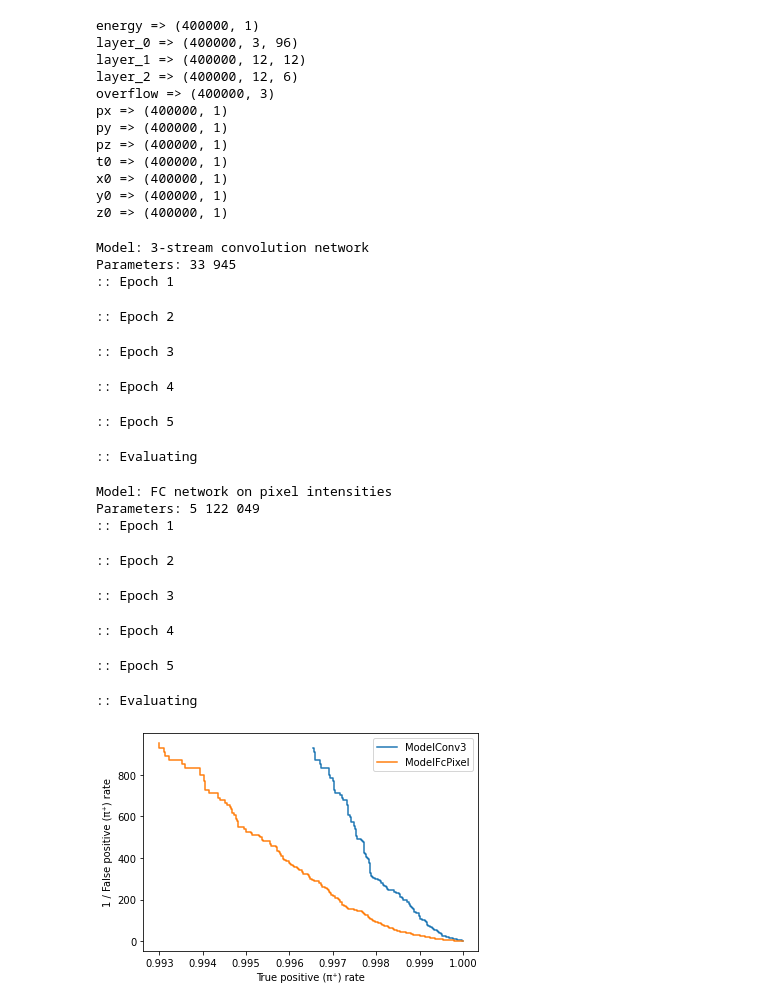
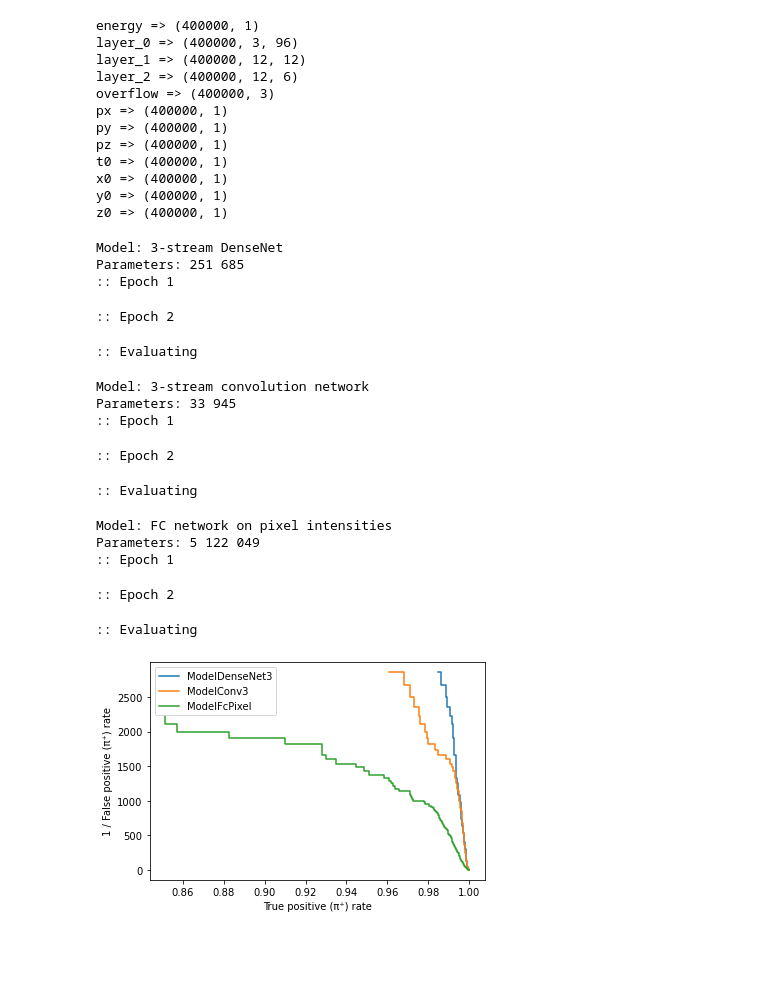
Before and after one commit to kodo-pp/shower-classification-paper, a Jupyter notebook: code.ipynb, the cells around one changed output. Cells and saved outputs as stored; diff of their text form; code cells hidden in the pictures; blank space fills up the shorter version.

Commit message:
Add DenseNet.

```diff
--- a/code.ipynb
+++ b/code.ipynb
@@ -275,6 +275,23 @@ def move_tensors_to(tensors, device):
         moved_tensors.append(flat_tensor.view(*shape))
         cumulative_size = new_cumulative_size
     return moved_tensors
+# %%
+class ConcatResidual(torch.nn.Module):
+    def __init__(self, inner: torch.nn.Module) -> None:
+        super().__init__()
+        self.inner = inner
+
+    def forward(self, x):
+
+        x_add = self.inner(x)
+        assert len(x_add.shape) == len(x.shape)
+
+        channel_axis = 1
+        for i in range(len(x.shape)):
+            if i != channel_axis and x_add.shape[i] != x.shape[i]:
+                raise Exception(f'Concat shape mismatch: {x_add.shape} vs {x.shape}')
+
+        return torch.cat([x, x_add], channel_axis)
 # %%
 # Reference: https://github.com/hep-lbdl/CaloGAN/blob/v1.0/models/architectures.py.
 # Paper: https://arxiv.org/abs/1712.10321.
@@ -468,10 +738,11 @@ def format_big_number(num: int) -> str:
     return f''.join(reversed(result))
 # %%
 models = [
+    ModelDenseNet3().to(dev),
     ModelConv3().to(dev),
     ModelFcPixel().to(dev),
 ]
-num_epochs = 5
+num_epochs = 2
 alt_label = 'piplus'
 
 results = {}
@@ -485,41 +756,40 @@ for model in models:
     )
     results[model.__class__.__name__] = (y, y_prob)
 # %% [output]
-Model: 3-stream convolution network
-Parameters: 33 945
+Model: 3-stream DenseNet
+Parameters: 251 685
 :: Epoch 1
 :: Epoch 2
-:: Epoch 3
+:: Evaluating
-:: Epoch 4
+Model: 3-stream convolution network
+Parameters: 33 945
+:: Epoch 1
-:: Epoch 5
+:: Epoch 2
 :: Evaluating
 Model: FC network on pixel intensities
 Parameters: 5 122 049
 :: Epoch 1
 :: Epoch 2
-:: Epoch 3
+:: Evaluating
-:: Epoch 4
-:: Epoch 5
-:: Evaluating
 # %%
-fpr_threshold = 1/1000
-tpr_threshold = 0.8
+fpr_threshold = 1/3000
+tpr_threshold = 0.85
 
 labels = []
 handles = []
 
 for name, (y, y_prob) in results.items():
     fpr, tpr, _ = sklearn.metrics.roc_curve(y, y_prob)
     mask = (fpr > fpr_threshold) & (tpr > tpr_threshold)
     handles += plt.plot(tpr[mask], 1/fpr[mask])
     labels.append(name)
 
 plt.xlabel('True positive (π⁺) rate')
 plt.ylabel('1 / False positive (π⁺) rate')
 plt.legend(handles=handles, labels=labels)
 plt.show()
 # %% [output]
-[figure, old version]
+[figure, new version]
 # %%
 for name, (y, y_prob) in results.items():
     auc = sklearn.metrics.roc_auc_score(y, y_prob)
```
Also changed, not shown: parts of 3 cells of this notebook.
